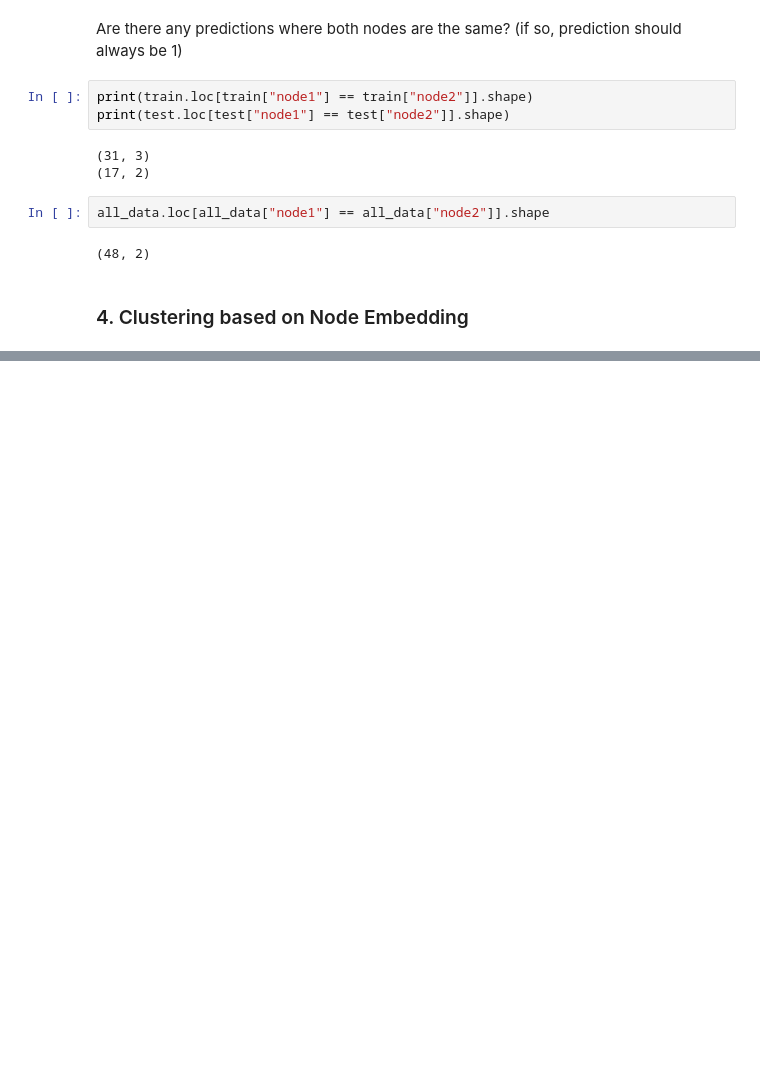
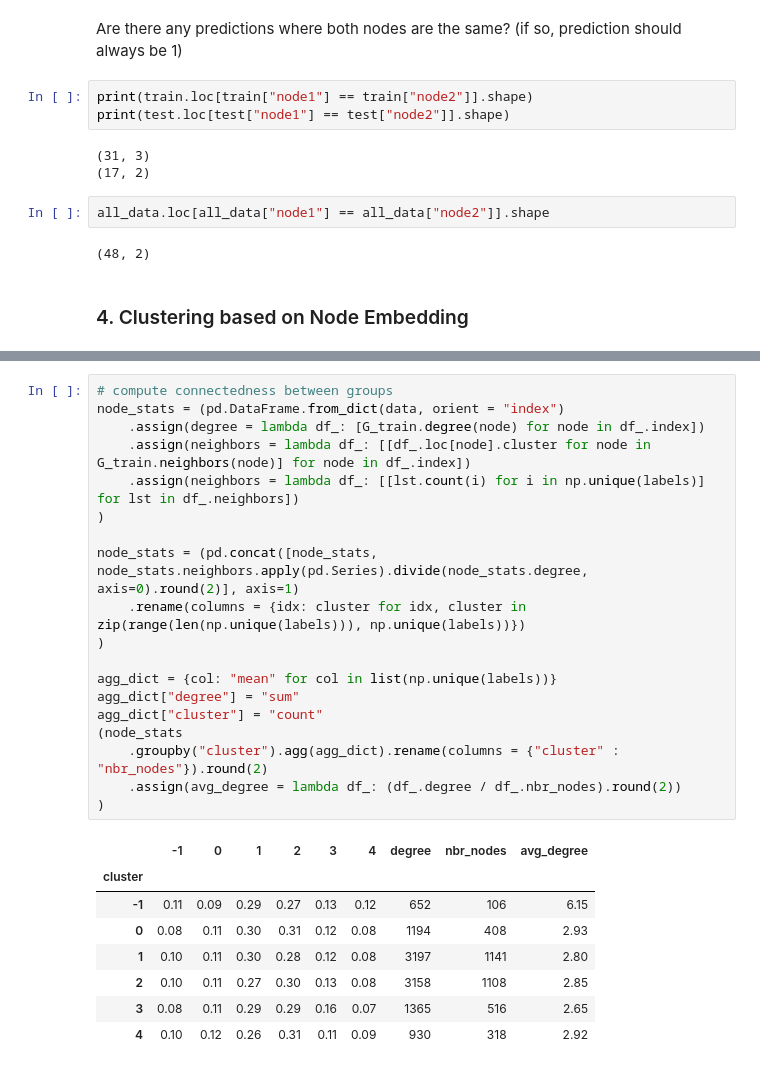
Before and after one commit to lassefschmidt/Network-Science_Challenge, a Jupyter notebook: 0_Exploratory Data Analysis and Preprocessing.ipynb, the cells around one changed output, grey strips where cells are left out. Drawn from its saved outputs; the diff is of its cells as text; blank space fills up the shorter version.

```diff
--- a/0_Exploratory Data Analysis and Preprocessing.ipynb
+++ b/0_Exploratory Data Analysis and Preprocessing.ipynb
@@ -230,0 +270,28 @@ np.sum(clustered)
+# %%
+# compute connectedness between groups
+node_stats = (pd.DataFrame.from_dict(data, orient = "index")
+    .assign(degree = lambda df_: [G_train.degree(node) for node in df_.index])
+    .assign(neighbors = lambda df_: [[df_.loc[node].cluster for node in G_train.neighbors(node)] for node in df_.index])
+    .assign(neighbors = lambda df_: [[lst.count(i) for i in np.unique(labels)] for lst in df_.neighbors])
+)
+
+node_stats = (pd.concat([node_stats, node_stats.neighbors.apply(pd.Series).divide(node_stats.degree, axis=0).round(2)], axis=1)
+    .rename(columns = {idx: cluster for idx, cluster in zip(range(len(np.unique(labels))), np.unique(labels))})
+)
+
+agg_dict = {col: "mean" for col in list(np.unique(labels))}
+agg_dict["degree"] = "sum"
+agg_dict["cluster"] = "count"
+(node_stats
+    .groupby("cluster").agg(agg_dict).rename(columns = {"cluster" : "nbr_nodes"}).round(2)
+    .assign(avg_degree = lambda df_: (df_.degree / df_.nbr_nodes).round(2))
+)
+# %% [output]
+|  | -1 | 0 | 1 | 2 | 3 | 4 | degree | nbr_nodes | avg_degree |
+| cluster |  |  |  |  |  |  |  |  |  |
+| -1 | 0.11 | 0.09 | 0.29 | 0.27 | 0.13 | 0.12 | 652 | 106 | 6.15 |
+| 0 | 0.08 | 0.11 | 0.30 | 0.31 | 0.12 | 0.08 | 1194 | 408 | 2.93 |
+| 1 | 0.10 | 0.11 | 0.30 | 0.28 | 0.12 | 0.08 | 3197 | 1141 | 2.80 |
+| 2 | 0.10 | 0.11 | 0.27 | 0.30 | 0.13 | 0.08 | 3158 | 1108 | 2.85 |
+| 3 | 0.08 | 0.11 | 0.29 | 0.29 | 0.16 | 0.07 | 1365 | 516 | 2.65 |
+| 4 | 0.10 | 0.12 | 0.26 | 0.31 | 0.11 | 0.09 | 930 | 318 | 2.92 |
```
Also changed, not shown: parts of 15 cells of this notebook.
